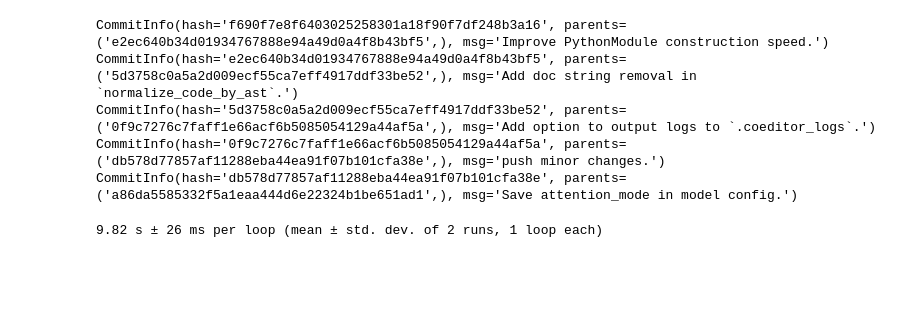
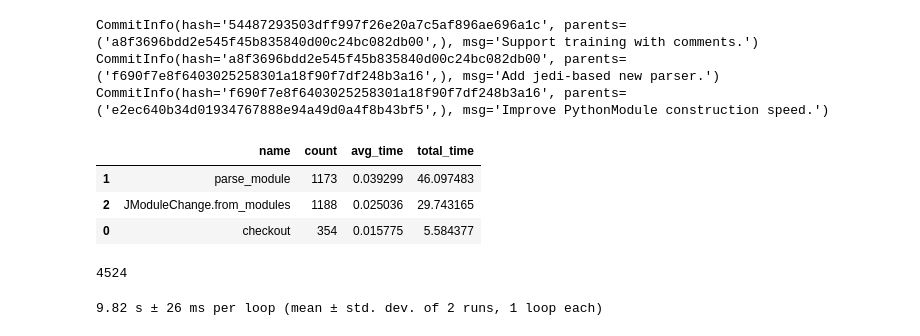
Before and after one commit to MrVPlusOne/Coeditor, a Jupyter notebook: scripts/coeditor/profile_analysis.ipynb, the cells around one changed output. Saved outputs shown, nothing was run; the diff lists cells and outputs as text; code cells hidden in the pictures; blank space fills up the shorter version.

Commit message:
Add new `edits_from_commit_history`.

```diff
--- a/scripts/coeditor/profile_analysis.ipynb
+++ b/scripts/coeditor/profile_analysis.ipynb
@@ -19,18 +19,33 @@ from coeditor.usage_analysis import JediUsageAnalysis
 from coeditor.code_change import *
 from coeditor.history import get_commit_history
 
-commits = get_commit_history(proj_root(),  5)
-for c in commits:
+commits = get_commit_history(proj_root())
+for c in commits[:3]:
     print(c)
 # %% [output]
+CommitInfo(hash='54487293503dff997f26e20a7c5af896ae696a1c', parents=('a8f3696bdd2e545f45b835840d00c24bc082db00',), msg='Support training with comments.')
+CommitInfo(hash='a8f3696bdd2e545f45b835840d00c24bc082db00', parents=('f690f7e8f6403025258301a18f90f7df248b3a16',), msg='Add jedi-based new parser.')
 CommitInfo(hash='f690f7e8f6403025258301a18f90f7df248b3a16', parents=('e2ec640b34d01934767888e94a49d0a4f8b43bf5',), msg='Improve PythonModule construction speed.')
-CommitInfo(hash='e2ec640b34d01934767888e94a49d0a4f8b43bf5', parents=('5d3758c0a5a2d009ecf55ca7eff4917ddf33be52',), msg='Add doc string removal in `normalize_code_by_ast`.')
-CommitInfo(hash='5d3758c0a5a2d009ecf55ca7eff4917ddf33be52', parents=('0f9c7276c7faff1e66acf6b5085054129a44af5a',), msg='Add option to output logs to `.coeditor_logs`.')
-CommitInfo(hash='0f9c7276c7faff1e66acf6b5085054129a44af5a', parents=('db578d77857af11288eba44ea91f07b101cfa38e',), msg='push minor changes.')
-CommitInfo(hash='db578d77857af11288eba44ea91f07b101cfa38e', parents=('a86da5585332f5a1eaa444d6e22324b1be651ad1',), msg='Save attention_mode in model config.')
 # %%
+from coeditor.code_change import _edits_from_commit_history, _tlogger
+
 workdir = proj_root() / "../temp-1"
-JProjectChange.edits_from_commit_history(proj_root(), commits, workdir)
+_tlogger.clear()
+edits = JProjectChange.edits_from_commit_history(proj_root(), commits, workdir)
+display(_tlogger.as_dataframe())
+# %% [output]
+|  | name | count | avg_time | total_time |
+| 1 | parse_module | 1173 | 0.039299 | 46.097483 |
+| 2 | JModuleChange.from_modules | 1188 | 0.025036 | 29.743165 |
+| 0 | checkout | 354 | 0.015775 | 5.584377 |
+# %%
+total_changes = 0
+for e in edits:
+    for mc in e.changed.values():
+        total_changes += len(mc.changed)
+print(total_changes)
+# %% [output]
+4524
 # %%
 %%timeit -n 1 -r 2
 analysis = UsageAnalysis(pyproj, add_implicit_rel_imports=True, record_type_usages=True)
```
Also changed, not shown: 3 other files.
